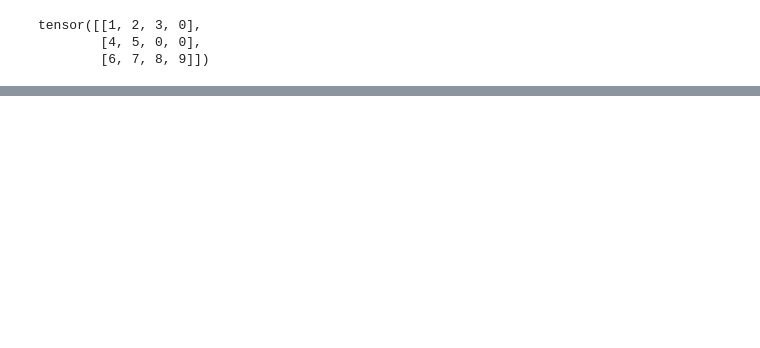
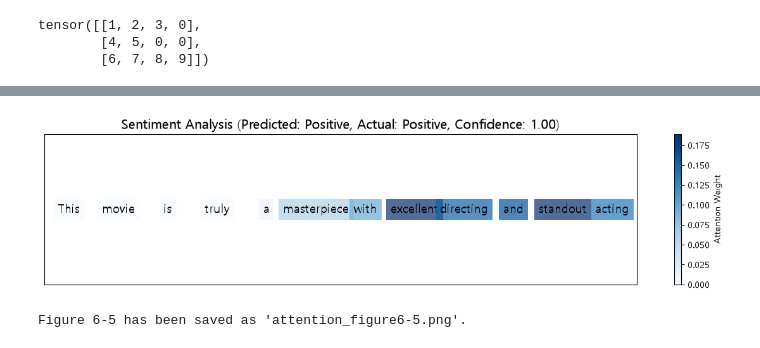
Before and after one commit to hjl4709/17-PyTorch, a Jupyter notebook: 08.ipynb, the cells around one changed output, grey strips where cells are left out. Drawn from its saved outputs; the diff is of its cells as text; code cells hidden in the pictures; blank space fills up the shorter version.

```diff
--- a/08.ipynb
+++ b/08.ipynb
@@ -482,0 +581,17 @@ class SentimentRNN(nn.Module):
+# %%
+tokenized_texts = [simple_tokenize(text) for text in sample_texts]
+vocab = build_vocab(tokenized_texts)
+print(len(vocab))
+
+vocab_size = len(vocab)
+embedding_dim = 100
+hidden_dim = 128
+output_dim = 1
+attention_dim = 64
+model = AttentionRNN(vocab_size, embedding_dim,
+                     hidden_dim, output_dim,
+                     attention_dim)
+criterion = nn.BCEWithLogitsLoss()
+optimizer = optim.Adam(model.parameters(), lr=0.001)
+num_epochs = 100
+batch_size = 2
@@ -482,0 +646,56 @@ class SentimentRNN(nn.Module):
+# %%
+def plot_attention(text, attention_weights, prediction, actual):
+    fig, ax = plt.subplots(figsize=(12, 3))
+    norm = mcolors.Normalize(vmin=0, vmax=max(attention_weights))
+    for i, (word, weight) in enumerate(zip(text, attention_weights)):
+        color_intensity = plt.cm.Blues(norm(weight))
+        ax.text(i, 0.5, word, ha='center', va='center', fontsize=14,
+                bbox= dict(facecolor= color_intensity, alpha= 0.7,
+                           edgecolor='none', pad=5))
+    ax.set_xlim(-0.5, len(text) - 0.5)
+    ax.set_ylim(0, 1)
+    ax.set_title((f'Sentiment Analysis (Predicted: {"Positive" if prediction > 0.5 else "Negative"}, '
+                  f'Actual: {"Positive" if actual == 1 else "Negative"}, '
+                  f'Confidence: {prediction:.2f})'), fontsize=15)
+    sm = plt.cm.ScalarMappable(cmap=plt.cm.Blues, norm=norm)
+    sm.set_array([])
+    cbar = plt.colorbar(sm, ax=ax)
+    cbar.set_label('Attention Weight')
+    ax.set_xticks([])
+    ax.set_yticks([])
+    plt.tight_layout()
+    return fig
+# Predictions and attention visualization for all samples
+for i, (text, label) in enumerate(zip(tokenized_texts, sample_labels)):
+    indices = text_to_indices(text, vocab)
+    text_tensor = torch.tensor(indices).unsqueeze(0)
+    text_length = torch.tensor([len(indices)])
+    with torch.no_grad():
+        prediction, attention = model(text_tensor, text_length)
+        prediction = torch.sigmoid(prediction).item()
+        attention = attention.squeeze().numpy()
+    print(f"Text: {' '.join(text)}")
+    print(f"Actual sentiment: {'Positive' if label == 1 else 'Negative'}")
+    print(f"Predicted sentiment: {'Positive' if prediction > 0.5 else 'Negative'} (Confidence: {prediction:.4f})")
+    print(f"Attention weights: {attention}")
+    print("-" * 80)
+    if i == 0:
+        fig = plot_attention(text, attention, prediction, label)
+        plt.savefig('attention_figure6-5.png', dpi=300, bbox_inches='tight')
+        plt.close()
+# Detailed visualization for a specific sentence
+test_idx = 0
+test_text = tokenized_texts[test_idx]
+test_label = sample_labels[test_idx]
+test_indices = text_to_indices(test_text, vocab)
+test_tensor = torch.tensor(test_indices).unsqueeze(0)
+test_length = torch.tensor([len(test_indices)])
+with torch.no_grad():
+    prediction, attention_weights = model(test_tensor, test_length)
+    prediction = torch.sigmoid(prediction).item()
+    attention_weights = attention_weights.squeeze().numpy()
+fig = plot_attention(test_text, attention_weights, prediction, test_label)
+plt.savefig('attention_figure6-5.png', dpi=300, bbox_inches='tight')
+plt.show()
+print("Figure 6-5 has been saved as 'attention_figure6-5.png'.")
+# %% [output]
@@ -482,0 +719,2 @@ class SentimentRNN(nn.Module):
+[figure, added]
+Figure 6-5 has been saved as 'attention_figure6-5.png'.
```
Also changed, not shown: parts of 17 cells of this notebook, 4 other files.
